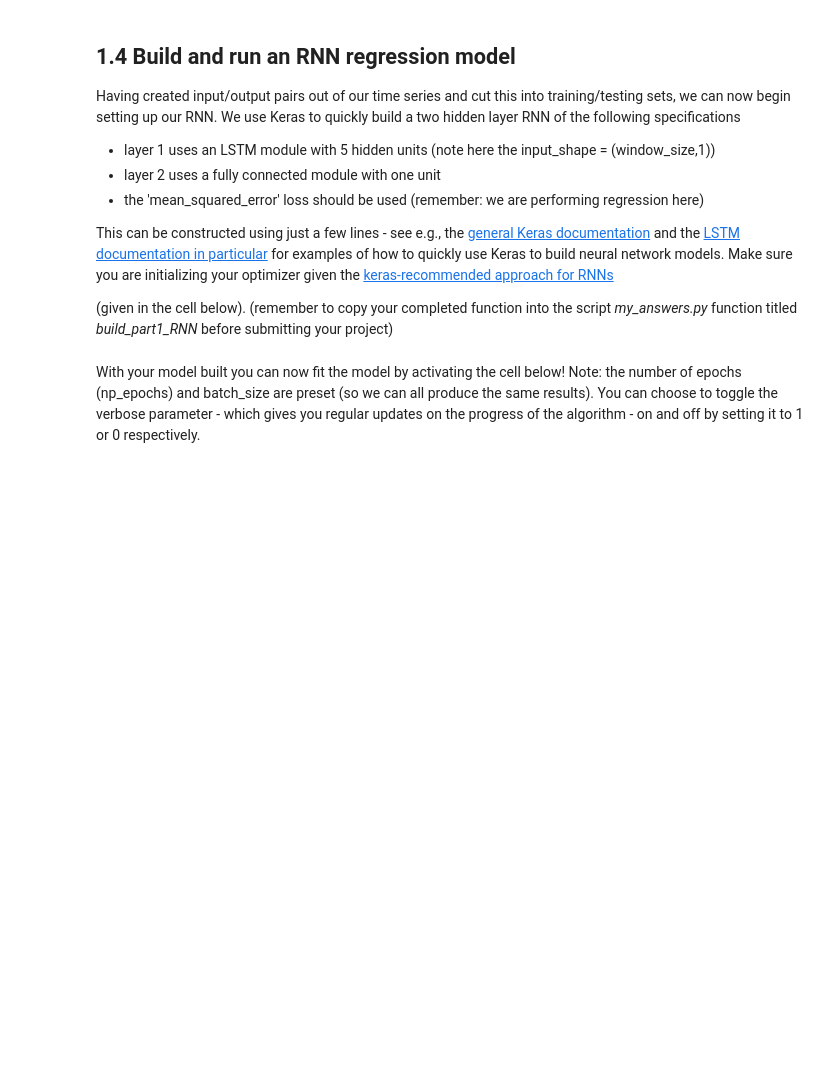
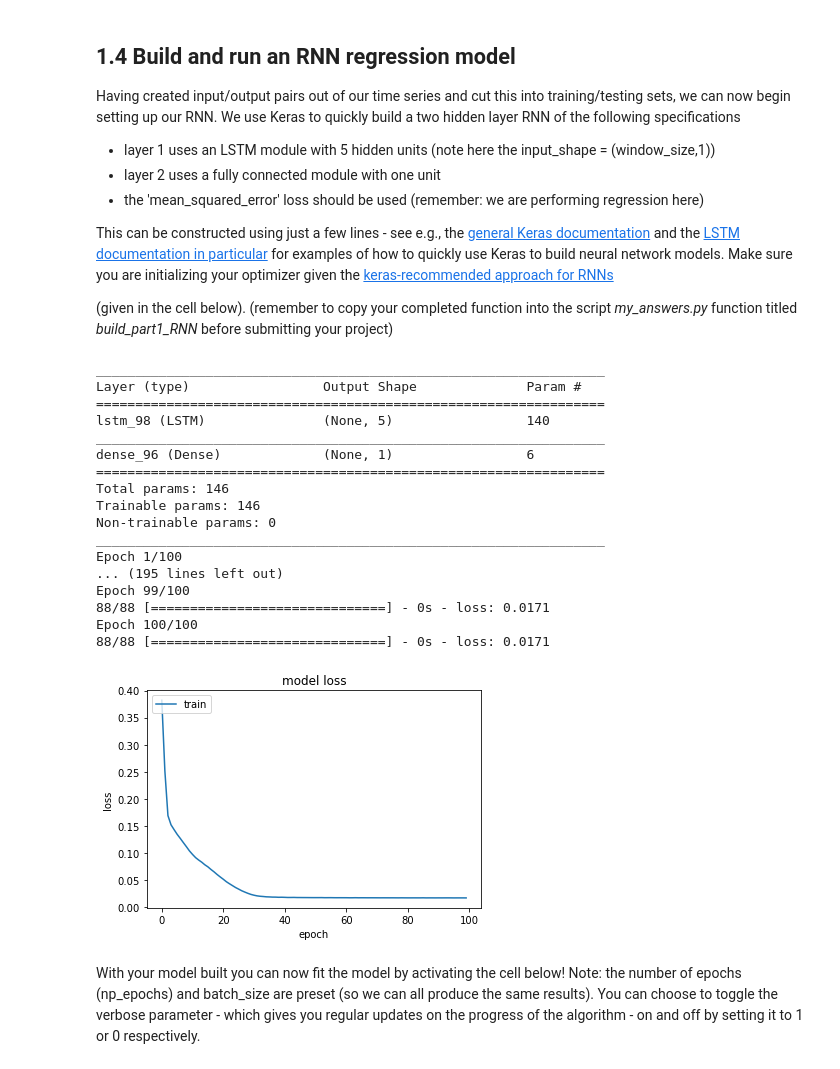
Before and after one commit to smile-on/aind2-rnn, a Jupyter notebook: RNN_project.ipynb, the cells around one changed output. Saved outputs shown, nothing was run; the diff lists cells and outputs as text; code cells hidden in the pictures; blank space fills up the shorter version.

```diff
--- a/RNN_project.ipynb
+++ b/RNN_project.ipynb
@@ -235,24 +243,45 @@ This can be constructed using just a few lines - see e.g., the [general Keras do
 # %%
 ### TODO: create required RNN model
 # import keras network libraries
 from keras.models import Sequential
 from keras.layers import Dense
 from keras.layers import LSTM
 import keras
 
 # given - fix random seed - so we can all reproduce the same results on our default time series
 np.random.seed(0)
 
 
 # TODO: implement build_part1_RNN in my_answers.py
 from my_answers import build_part1_RNN
 model = build_part1_RNN(window_size)
 
 # build model using keras documentation recommended optimizer initialization
-optimizer = keras.optimizers.RMSprop(lr=0.001, rho=0.9, epsilon=1e-08, decay=0.0)
-
+optimizer = keras.optimizers.RMSprop(lr=0.004, rho=0.9, epsilon=1e-08, decay=0.02)
 # compile the model
 model.compile(loss='mean_squared_error', optimizer=optimizer)
+model.summary()
+fit_stats = model.fit(X_train, y_train, epochs=100, batch_size=8, verbose=1)
+draw_error_surface(fit_stats.history)
+# %% [output]
+_________________________________________________________________
+Layer (type)                 Output Shape              Param #
+=================================================================
+lstm_98 (LSTM)               (None, 5)                 140
+_________________________________________________________________
+dense_96 (Dense)             (None, 1)                 6
+=================================================================
+Total params: 146
+Trainable params: 146
+Non-trainable params: 0
+_________________________________________________________________
+Epoch 1/100
+... (195 lines left out)
+Epoch 99/100
+88/88 [==============================] - 0s - loss: 0.0171
+Epoch 100/100
+88/88 [==============================] - 0s - loss: 0.0171
+[figure, added]
 # %% [markdown]
 With your model built you can now fit the model by activating the cell below!  Note: the number of epochs (np_epochs) and batch_size are preset (so we can all produce the same results).  You can choose to toggle the verbose parameter - which gives you regular updates on the progress of the algorithm - on and off by setting it to 1 or 0 respectively.
 # %%
```
Also changed, not shown: parts of 5 cells of this notebook, 2 other files.
